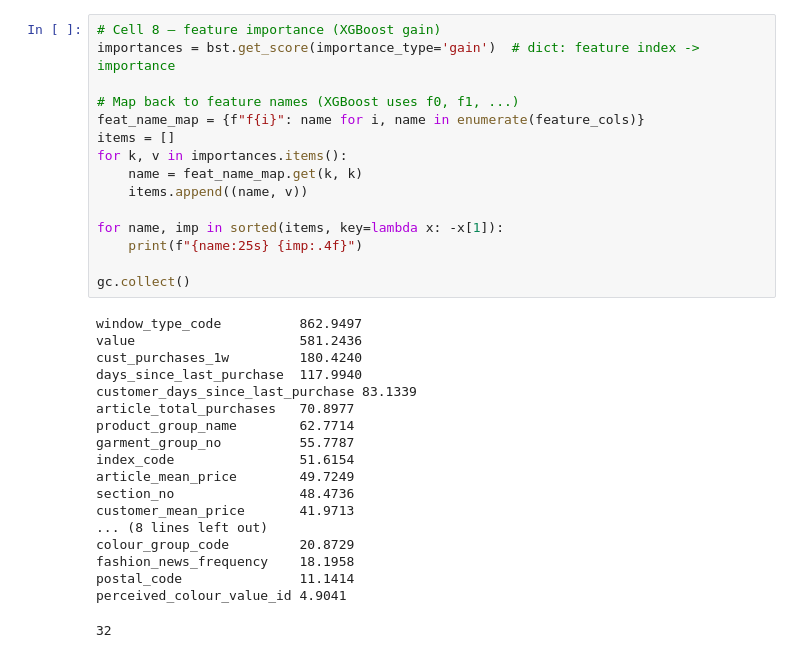
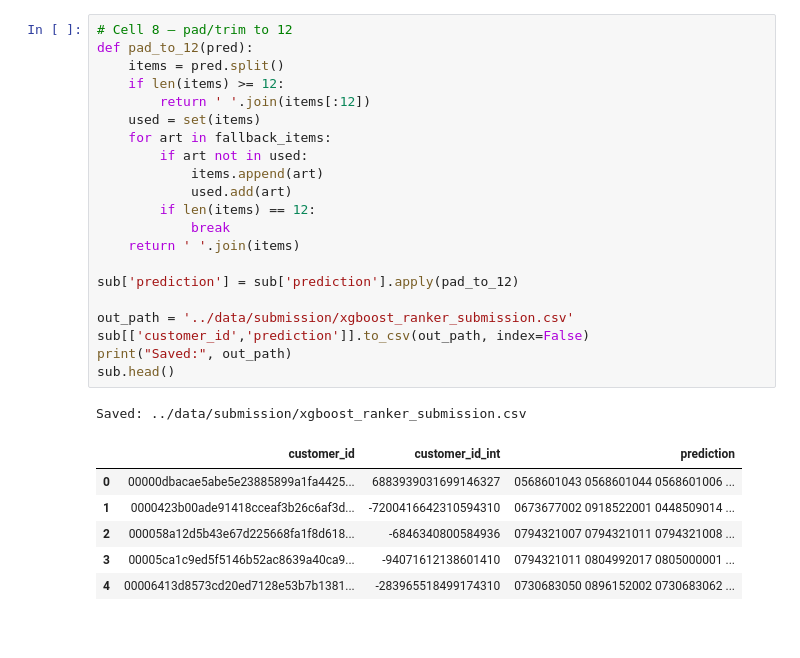
Before and after one commit to persimenreed/Personalized_Fashion_Recommendations, a Jupyter notebook: models/xgboost_ranker.ipynb, the cells around one changed output. Cells and saved outputs as stored; diff of their text form; blank space fills up the shorter version.

```diff
--- a/models/xgboost_ranker.ipynb
+++ b/models/xgboost_ranker.ipynb
@@ -283,34 +348,29 @@ rows needing fallback (raw): 0
 # %%
-# Cell 8 – feature importance (XGBoost gain)
-importances = bst.get_score(importance_type='gain')  # dict: feature index -> importance
+# Cell 8 – pad/trim to 12
+def pad_to_12(pred):
+    items = pred.split()
+    if len(items) >= 12:
+        return ' '.join(items[:12])
+    used = set(items)
+    for art in fallback_items:
+        if art not in used:
+            items.append(art)
+            used.add(art)
+        if len(items) == 12:
+            break
+    return ' '.join(items)
 
-# Map back to feature names (XGBoost uses f0, f1, ...)
-feat_name_map = {f"f{i}": name for i, name in enumerate(feature_cols)}
-items = []
-for k, v in importances.items():
-    name = feat_name_map.get(k, k)
-    items.append((name, v))
+sub['prediction'] = sub['prediction'].apply(pad_to_12)
 
-for name, imp in sorted(items, key=lambda x: -x[1]):
-    print(f"{name:25s} {imp:.4f}")
-
-gc.collect()
+out_path = '../data/submission/xgboost_ranker_submission.csv'
+sub[['customer_id','prediction']].to_csv(out_path, index=False)
+print("Saved:", out_path)
+sub.head()
 # %% [output]
-window_type_code          862.9497
-value                     581.2436
-cust_purchases_1w         180.4240
-days_since_last_purchase  117.9940
-customer_days_since_last_purchase 83.1339
-article_total_purchases   70.8977
-product_group_name        62.7714
-garment_group_no          55.7787
-index_code                51.6154
-article_mean_price        49.7249
-section_no                48.4736
-customer_mean_price       41.9713
-... (8 lines left out)
-colour_group_code         20.8729
-fashion_news_frequency    18.1958
-postal_code               11.1414
-perceived_colour_value_id 4.9041
+Saved: ../data/submission/xgboost_ranker_submission.csv
-32
+|  | customer_id | customer_id_int | prediction |
+| 0 | 00000dbacae5abe5e23885899a1fa4425... | 6883939031699146327 | 0568601043 0568601044 0568601006 ... |
+| 1 | 0000423b00ade91418cceaf3b26c6af3d... | -7200416642310594310 | 0673677002 0918522001 0448509014 ... |
+| 2 | 000058a12d5b43e67d225668fa1f8d618... | -6846340800584936 | 0794321007 0794321011 0794321008 ... |
+| 3 | 00005ca1c9ed5f5146b52ac8639a40ca9... | -94071612138601410 | 0794321011 0804992017 0805000001 ... |
+| 4 | 00006413d8573cd20ed7128e53b7b1381... | -283965518499174310 | 0730683050 0896152002 0730683062 ... |
```
Also changed, not shown: parts of 9 cells of this notebook, 2 other files.
